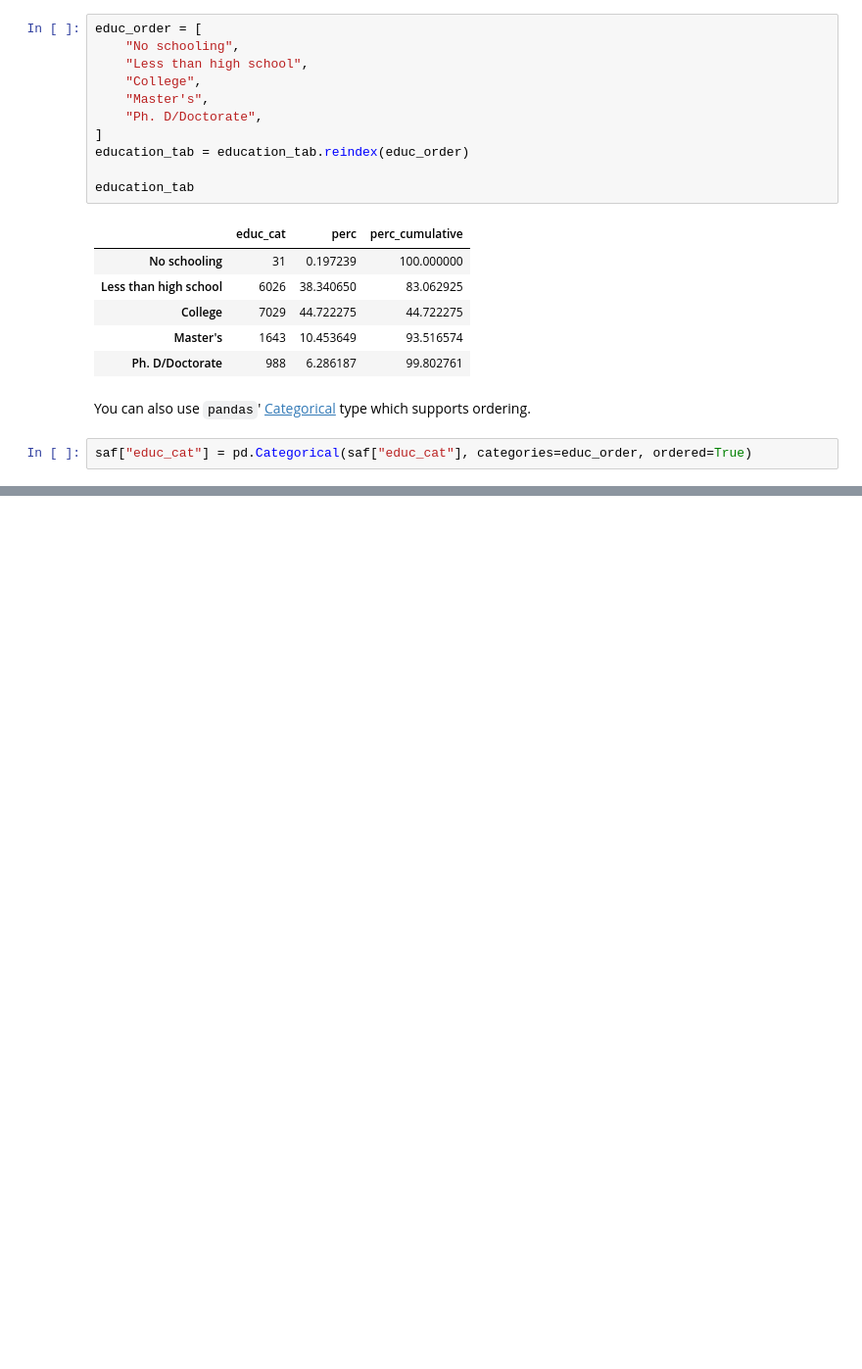
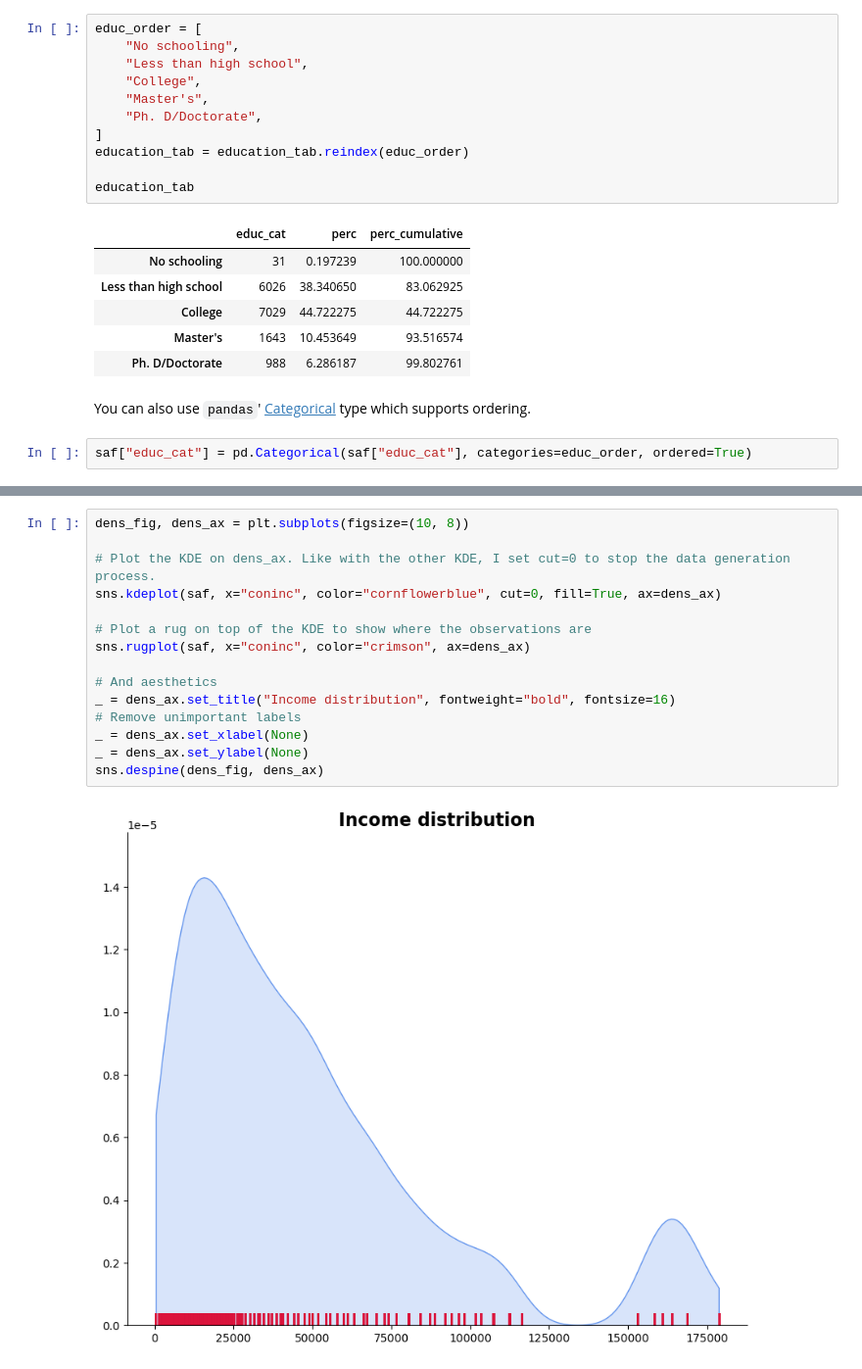
Before and after one commit to joshuamegnauth54/data765-intro-python-tutoring, a Jupyter notebook: thesis_2023/01_cleaning.ipynb, the cells around one changed output, grey strips where cells are left out. Shown at 98% size. Saved outputs shown, nothing was run; the diff lists cells and outputs as text; blank space fills up the shorter version.

```diff
--- a/thesis_2023/01_cleaning.ipynb
+++ b/thesis_2023/01_cleaning.ipynb
@@ -195,0 +294,17 @@ saf
+# %%
+dens_fig, dens_ax = plt.subplots(figsize=(10, 8))
+
+# Plot the KDE on dens_ax. Like with the other KDE, I set cut=0 to stop the data generation process.
+sns.kdeplot(saf, x="coninc", color="cornflowerblue", cut=0, fill=True, ax=dens_ax)
+
+# Plot a rug on top of the KDE to show where the observations are
+sns.rugplot(saf, x="coninc", color="crimson", ax=dens_ax)
+
+# And aesthetics
+_ = dens_ax.set_title("Income distribution", fontweight="bold", fontsize=16)
+# Remove unimportant labels
+_ = dens_ax.set_xlabel(None)
+_ = dens_ax.set_ylabel(None)
+sns.despine(dens_fig, dens_ax)
+# %% [output]
+[figure, added]
```
Also changed, not shown: parts of 15 cells of this notebook, 5 other files.
